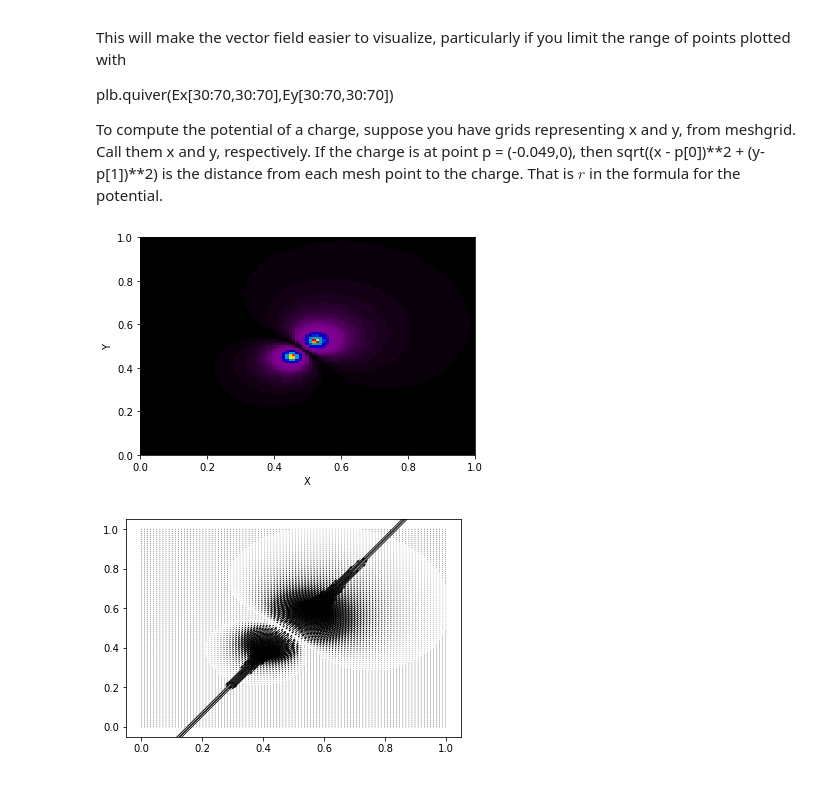
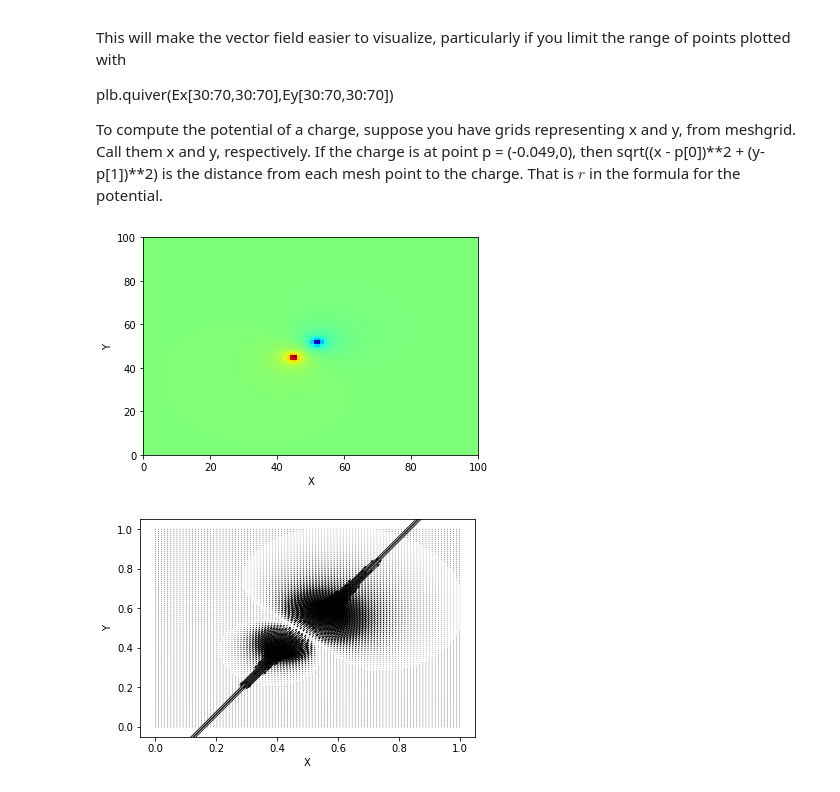
Before and after one commit to falkzach/CSCI557-Simulation-Modeling, a Jupyter notebook: exam1/Midterm%20Exam-Falkner_Zachary.ipynb, the cells around one changed output. Drawn from its saved outputs; the diff is of its cells as text; code cells hidden in the pictures.

```diff
--- a/exam1/Midterm%20Exam-Falkner_Zachary.ipynb
+++ b/exam1/Midterm%20Exam-Falkner_Zachary.ipynb
@@ -165,43 +165,47 @@ def field(xplane, yplane, charge):
     j = charge[1] * np.sin(np.deg2rad(45))# j is y!
     q = charge[2] # just a charge quantity
     r = mesh_euclidian(xplane, yplane, charge[:2])
-    Ex = (-1 *  divergance(i, j, dy=0) * potential(q, r))
-    Ey = (-1 *  divergance(i, j, dx=0) * potential(q, r))
-    return Ex, Ey
+    phi = potential(q, r)
+    Ex = (-1 *  divergance(i, j, dy=0) * phi)
+    Ey = (-1 *  divergance(i, j, dx=0) * phi)
+    return Ex, Ey, phi
 
 
 a = 0.0 # bounds of plane in meters
 b = 1.0
 n = 100 # point mesh size, 100 per meter, i.e. 1cm
 
 d = 0.1 # points are 10cm from eachother, 0.1m
 s = (b - a - d) / 2 #calculate nicely centered start point
 # x, y, c
 c1 = (s,
       s,
       1)
 # place c2 distance d from c1 at a 45 degree angle
 c2 = (c1[0] + d * np.cos(np.deg2rad(45)),
       c1[1] + d * np.sin(np.deg2rad(45)),
       -1)
 
 x = y = np.linspace(a, b, n)
 xmesh, ymesh = np.meshgrid(x, y)
 
-Ex1, Ey1 = field(xmesh, ymesh, c1)
-Ex2, Ey2 = field(xmesh, ymesh, c2)
+Ex1, Ey1, phi1 = field(xmesh, ymesh, c1)
+Ex2, Ey2, phi2 = field(xmesh, ymesh, c2)
 Ex = Ex1 + Ex2
 Ey = Ey1 + Ey2
+phi = phi1 + phi2
 E = np.sqrt(Ex**2 + Ey**2)
 
 # http://hyperphysics.phy-astr.gsu.edu/hbase/electric/mulpoi.html
+
 plt.xlabel('X')
 plt.ylabel('Y')
-
-plt.pcolormesh(xmesh, ymesh, E, cmap='nipy_spectral')
+plt.pcolormesh(phi, cmap='jet')
 plt.show()
+plt.xlabel('X')
+plt.ylabel('Y')
 plt.quiver(xmesh, ymesh, Ex, Ey)
 plt.show()
 # %% [output]
-[figure, old version]
+[figure, new version]
-[figure, old version]
+[figure, new version]
```
